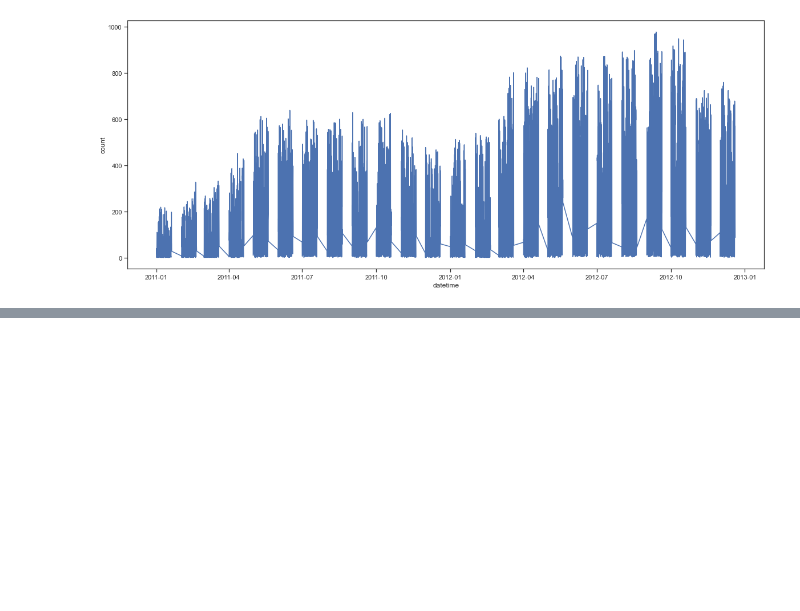
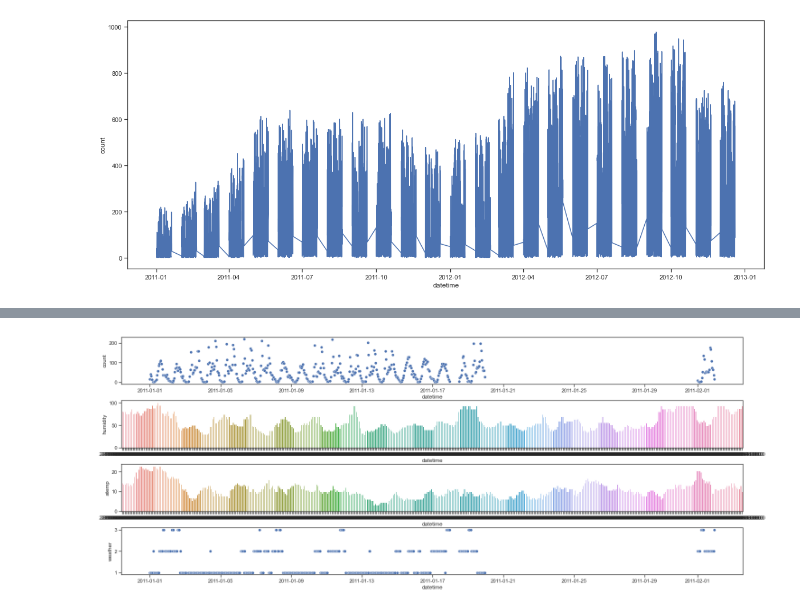
Before and after one commit to RosiNantis/Projects_from_Spiced_personal, a Jupyter notebook: week_3/spiced_encounters/3.1.date_time_pandas/bike_kag_intro.ipynb, the cells around one changed output, grey strips where cells are left out. Saved outputs shown, nothing was run; the diff lists cells and outputs as text; code cells hidden in the pictures; blank space fills up the shorter version.

```diff
--- a/week_3/spiced_encounters/3.1.date_time_pandas/bike_kag_intro.ipynb
+++ b/week_3/spiced_encounters/3.1.date_time_pandas/bike_kag_intro.ipynb
@@ -140,0 +204,13 @@ KeyError: 'count'
+# %%
+sns.set(style="ticks")
+fig, ax = plt.subplots(4)
+fig.tight_layout()
+a = '2011-01-01'
+b = '2011-02-01'
+bX = bikes.loc[a:b].index
+g1 = sns.scatterplot(x=bX, y = bikes.loc[a:b,'count'  ],data = bikes.loc[a:b], ax=ax[0])
+g2 = sns.barplot(x=bX, y = bikes.loc[a:b,'humidity'   ],data = bikes.loc[a:b], ax=ax[1])
+g3 = sns.barplot(x=bX, y = bikes.loc[a:b,'atemp'      ],data = bikes.loc[a:b], ax=ax[2])
+g4 = sns.scatterplot(x=bX, y = bikes.loc[a:b,'weather'],data = bikes.loc[a:b], ax=ax[3])
+# %% [output]
+[figure, added]
```
Also changed, not shown: parts of 36 cells of this notebook, 7 other files.
